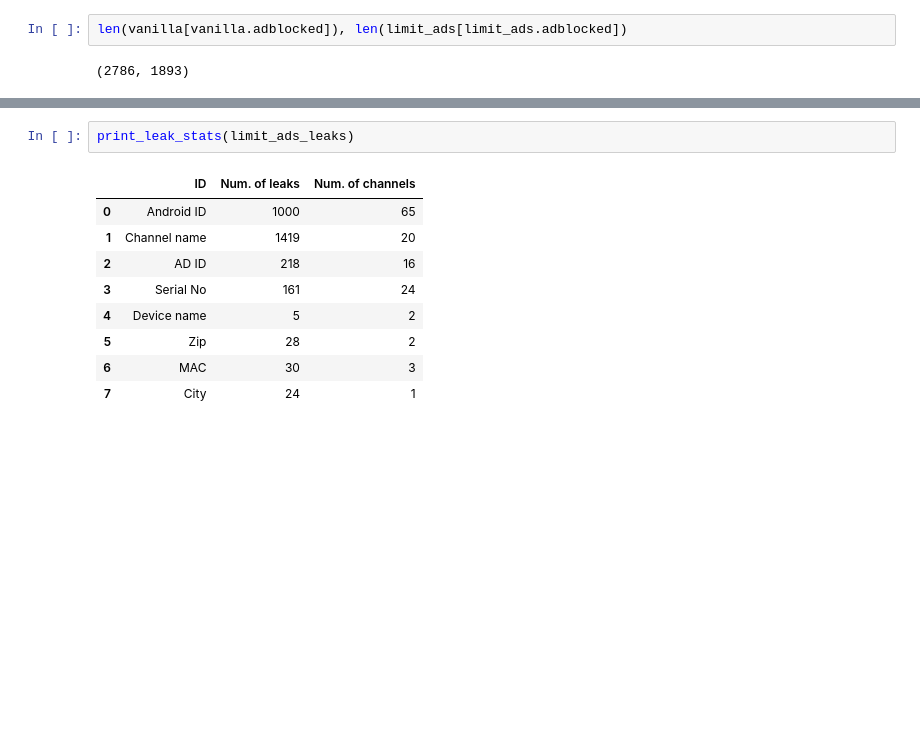
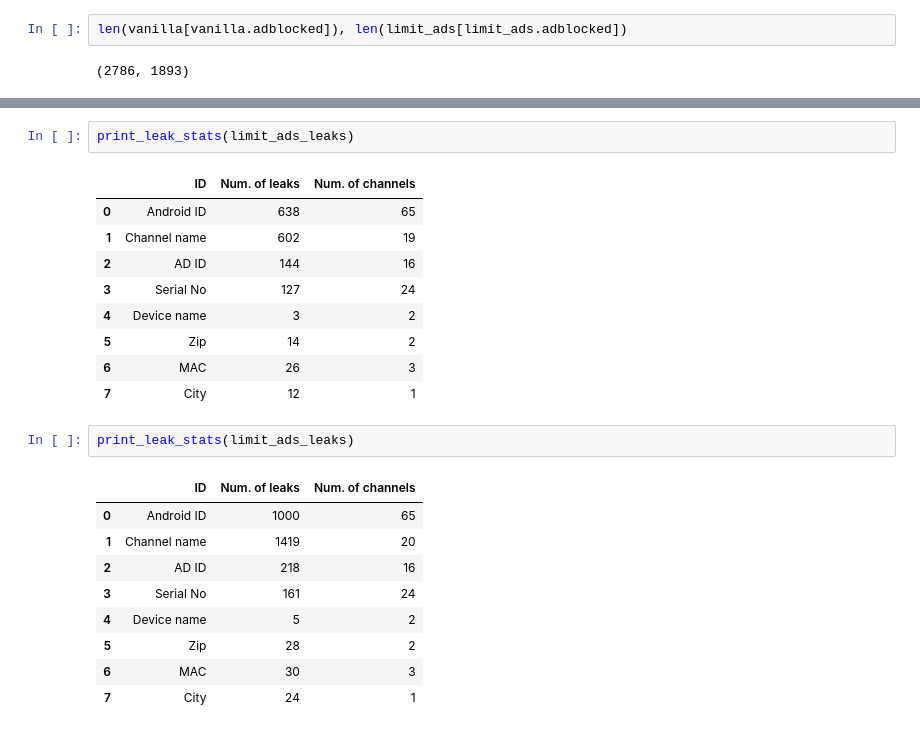
Before and after one commit to citp/ott-tracking, a Jupyter notebook: src/analysis/notebooks/AmazonDisableInterestAds.ipynb, the cells around one changed output, grey strips where cells are left out. Cells and saved outputs as stored; diff of their text form; blank space fills up the shorter version.

Commit message:
Update notebooks with the result of the fixed leak detection.

```diff
--- a/src/analysis/notebooks/AmazonDisableInterestAds.ipynb
+++ b/src/analysis/notebooks/AmazonDisableInterestAds.ipynb
@@ -86,3 +98,15 @@ print_leak_stats(vanilla_leaks)
+# %%
+print_leak_stats(limit_ads_leaks)
+# %% [output]
+|  | ID | Num. of leaks | Num. of channels |
+| 0 | Android ID | 638 | 65 |
+| 1 | Channel name | 602 | 19 |
+| 2 | AD ID | 144 | 16 |
+| 3 | Serial No | 127 | 24 |
+| 4 | Device name | 3 | 2 |
+| 5 | Zip | 14 | 2 |
+| 6 | MAC | 26 | 3 |
+| 7 | City | 12 | 1 |
 # %%
 print_leak_stats(limit_ads_leaks)
 # %% [output]
```
Also changed, not shown: parts of 2 cells of this notebook, 8 other files.
